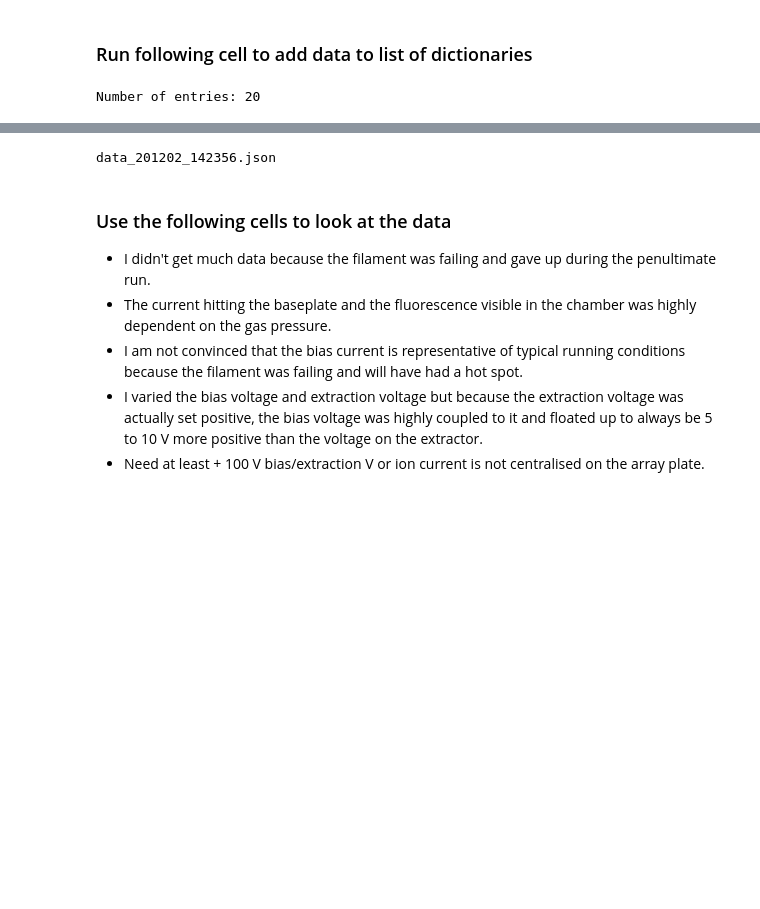
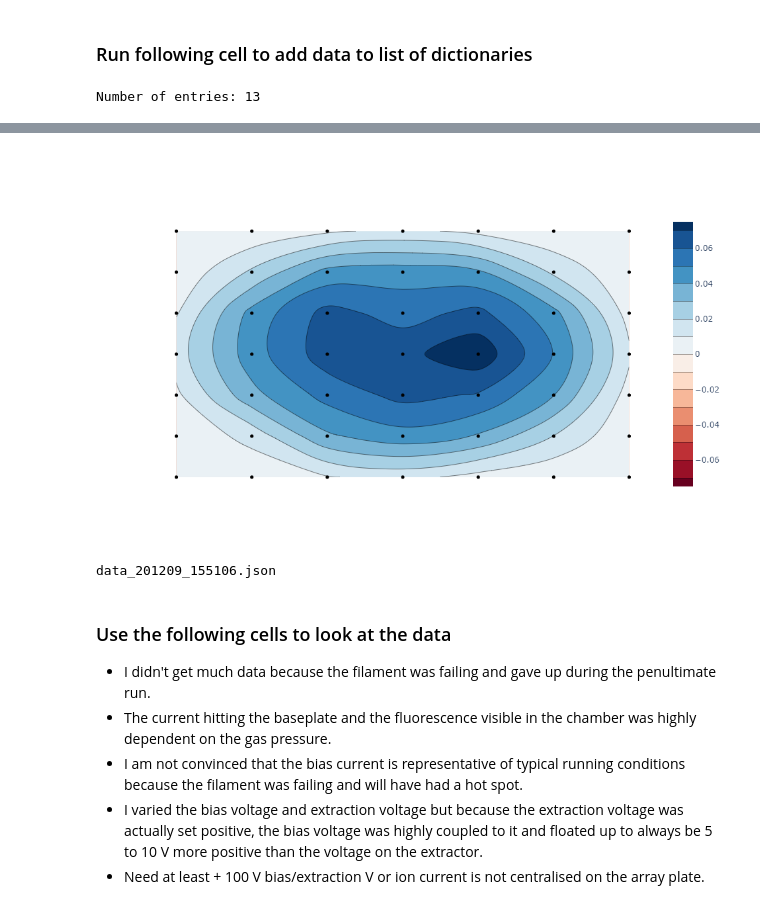
Before and after one commit to Inncee81/ArrayPlateKeithleyLogger, a Jupyter notebook: Data201202-TubeConnectedToSupply.ipynb, the cells around one changed output, grey strips where cells are left out. Saved outputs shown, nothing was run; the diff lists cells and outputs as text; code cells hidden in the pictures; blank space fills up the shorter version.

```diff
--- a/Data201202-TubeConnectedToSupply.ipynb
+++ b/Data201202-TubeConnectedToSupply.ipynb
@@ -53,23 +51,21 @@ apl.plotI(currents)
 # %% [markdown]
 ### Run following cell to add data to list of dictionaries
 # %%
-data.data[-1]['pressure'] = 8e-5 # correct pressure reading
+data.data[-1]['pressure'] = 1.8e-4 # correct pressure reading
 # data.deleteLast()
 # %%
 currents = data.readCurrents(centre5x5=False)
 # apl.plotI(currents)
 data.append(
-    pressure = 3e-4,
-    Vbias = 125,
-    Ibias = 0.67,
-    Varc = 69.1,
-    Iarc = 6.08,
-    Vtube = 300,
-    Itube = 0.24,
-    Ibase = 25.98,
+    pressure = 2.0e-4,
+    Vbias = 100,
+    Ibias = 0.147,
+    Varc = 70,
+    Iarc = 2.0,
+    Ibase = 5.43,
     currents = currents,
-    note = 'Tube referenced to PFS Vbias. '
+    note = ''
 )
 data.plotI()
 # %% [output]
-Number of entries: 20
+Number of entries: 13
@@ -77,7 +72,8 @@ Number of entries: 20
+[figure, added]
 # %%
 data.save('data')
 # %% [output]
-data_201202_142356.json
+data_201209_155106.json
 # %%
 data.disconnect()
 # %% [markdown]
```
Also changed, not shown: parts of 8 cells of this notebook, 21 other files.
